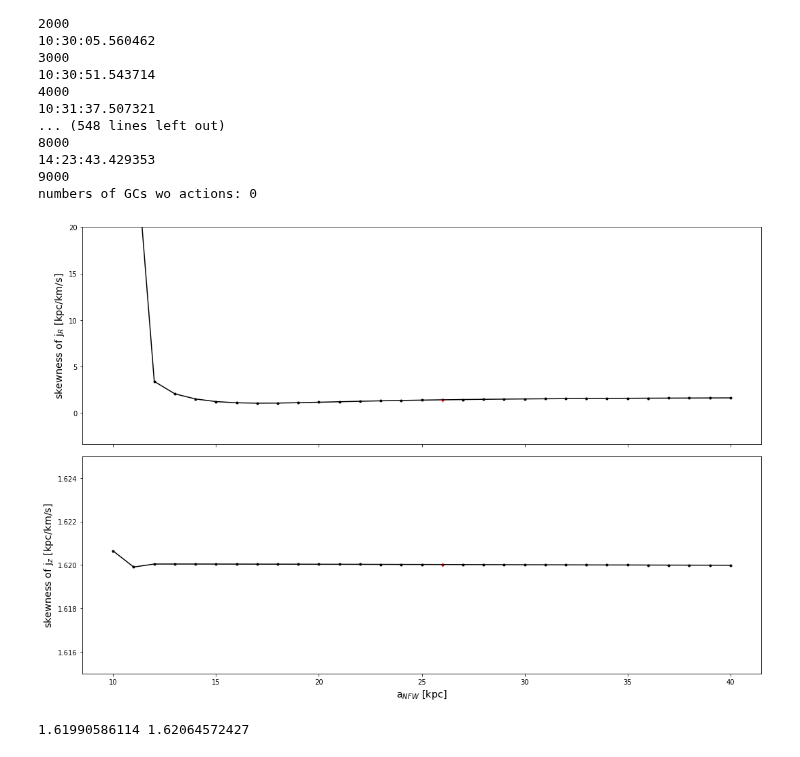
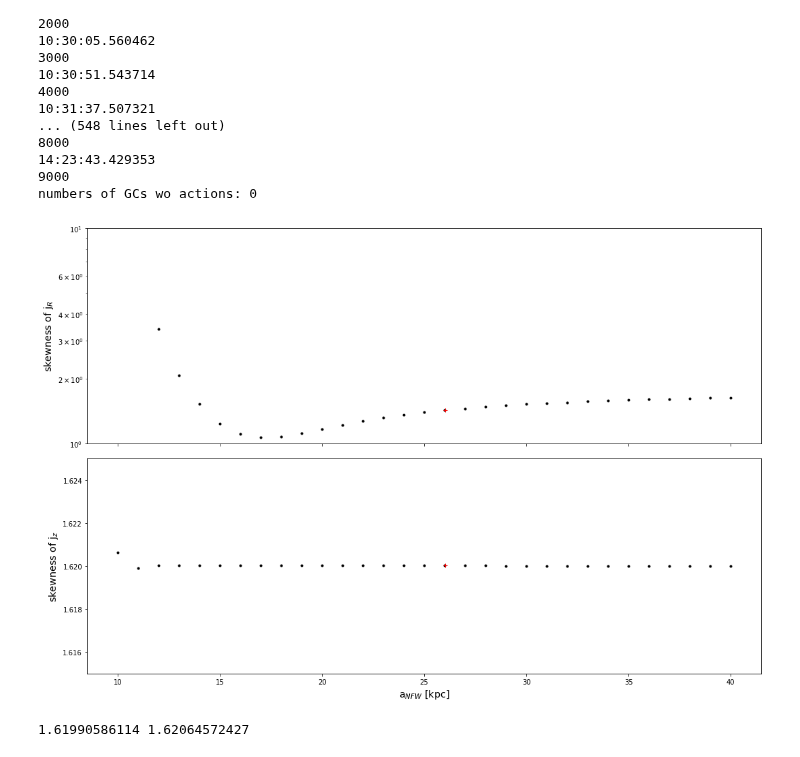
Before and after one commit to sophialilleengen/masterproject, a Jupyter notebook: notebooks/1action_aNFW_diagnostic_plot.ipynb, the cells around one changed output. Drawn from its saved outputs; the diff is of its cells as text; code cells hidden in the pictures.

Commit message:
more a_NFWH diagnostic plots

```diff
--- a/notebooks/1action_aNFW_diagnostic_plot.ipynb
+++ b/notebooks/1action_aNFW_diagnostic_plot.ipynb
@@ -342,33 +342,33 @@ numbers of GCs wo actions: 0
 # %%
 # goal plot
 fig, (ax1, ax2) = plt.subplots(2, 1, sharex=True, figsize = (15,10))
 
-ax1.plot(a_NFWH_arr, np.array(skew_jR_kpckms), marker = '.', color = 'black')
+ax1.plot(a_NFWH_arr, np.array(skew_jR_kpckms), 'k.')
 ax1.plot(init_a_NFWH_kpc, init_skew_jR_kpckms, marker = '+', color = 'red')
 #ax1.xlabel('a$_{NFW}$')
-#ax1.set_yscale("log", nonposy='clip')
+ax1.set_yscale("log", nonposy='clip')
 #ax1.hlines(init_mean_jR_kpckms, 0, np.max(a_NFWH_arr)+1, color = 'red', alpha = 0.5)
-ax1.set_ylim(None, 20)
+ax1.set_ylim(1, 10)
 
-ax1.set_ylabel('skewness of j$_R$ [kpc/km/s]', size = 'x-large')
+ax1.set_ylabel('skewness of j$_R$', size = 'x-large')
 #plt.show()
 
 
-ax2.plot(a_NFWH_arr, skew_jz_kpckms, marker = '.', color = 'black')
+ax2.plot(a_NFWH_arr, skew_jz_kpckms, 'k.')
 ax2.plot(init_a_NFWH_kpc, init_skew_jz_kpckms, marker = '+', color = 'red')
 #ax2.hlines(init_mean_jz_kpckms, 0, np.max(a_NFWH_arr)+1, color = 'red', alpha = 0.5)
 
 ax2.set_xlabel('a$_{NFW}$ [kpc]', size = 'x-large')
 #ax2.set_yscale("log", nonposy='clip')
 ax2.set_ylim(1.615, 1.625)
-ax2.set_ylabel('skewness of j$_z$ [kpc/km/s]', size = 'x-large')
+ax2.set_ylabel('skewness of j$_z$', size = 'x-large')
 #plt.show()
 
 fig.tight_layout()
 
 fig.savefig(plotdir + 'a_NFW_diagnostic_plot_skewness.png', dpi = 300, format = 'png')
 # %% [output]
-[figure, old version]
+[figure, new version]
 # %%
 print(np.min(skew_jz_kpckms), np.max(skew_jz_kpckms))
 # %% [output]
```
Also changed, not shown: 2 other files.
